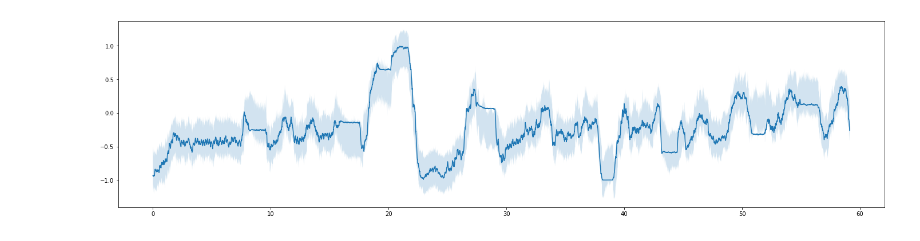
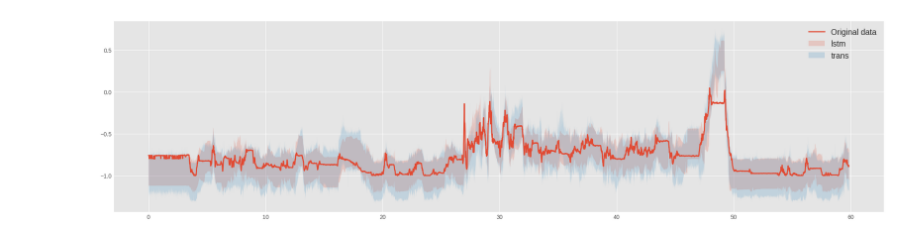
Before and after one commit to wangyuchen0217/cricket-motion-prediction, a Jupyter notebook: prediction_intervals.ipynb, the cells around one changed output. Saved outputs shown, nothing was run; the diff lists cells and outputs as text; code cells hidden in the pictures.

```diff
--- a/prediction_intervals.ipynb
+++ b/prediction_intervals.ipynb
@@ -3,10 +3,9 @@ import os
 import numpy as np
 import matplotlib.pyplot as plt
 import pandas as pd
-from scipy import stats
-import torch
+plt.style.use('ggplot')
 
-def prediction_intervals(pred, label):
+def intervals_bounds(pred, label):
     confidence_level = 0.95
     residuals = label - pred
 
@@ -18,36 +17,77 @@ def prediction_intervals(pred, label):
     return lower_bounds, upper_bounds
 
 fold_path = os.getcwd()
-model_type = "trans" # ["lstm","hlstm","arx","trans"]
+# model_type = "trans" # ["lstm","hlstm","arx","trans"]
 window_size = 100
 time_step = 1
-cricket_number = "c21"
+cricket_number = "c20"
 input_pattern = "pattern1" # ["pattern1(All)","pattern2(ThC+2FTi hind leg)","pattern3(THC)"]
 
-# get the directon data from the csv file
-direction_path = fold_path + "/Evaluation/Results/"+ model_type+"_"+str(window_size)+"_"+str(time_step)+"_"+cricket_number+"_Direction_"+input_pattern+".csv"
-direction = pd.read_csv(direction_path, usecols=[1,2,3,4])
-direction = np.array(direction)
-pred_direction_x, pred_direction_y = direction[:,0], direction[:,1]
-label_direction_x, label_direction_y = direction[:,2], direction[:,3]
+def pred_intervals_direction(fold_path, window_size, time_step, cricket_number, input_pattern):
+    names = globals()
+    for model_type in ["lstm","hlstm","arx","trans"]:
+        # get the directon data from the csv file
+        direction_path = fold_path + "/Evaluation/Results/"+ model_type+"_"+str(window_size)+"_"+str(time_step)+"_"+cricket_number+"_Direction_"+input_pattern+".csv"
+        direction = pd.read_csv(direction_path, usecols=[1,2,3,4])
+        direction = np.array(direction)
+        names[model_type+"_pred_direction_x"], names[model_type+"_pred_direction_y"] = direction[:,0], direction[:,1]
+        names[model_type+"_label_direction_x"], names[model_type+"_label_direction_y"] = direction[:,2], direction[:,3]
+        # pred_direction_x, pred_direction_y = direction[:,0], direction[:,1]
+        # label_direction_x, label_direction_y = direction[:,2], direction[:,3]
 
-end = len(label_direction_x) * 1/119.88
-t_test = np.arange(0, end, 1/119.88)
-lower_bounds_x, upper_bounds_x = prediction_intervals(pred_direction_x, label_direction_x)
-lower_bounds_y, upper_bounds_y = prediction_intervals(pred_direction_y, label_direction_y)
+        end = len(eval("lstm_label_direction_x")) * 1/119.88
+        t_test = np.arange(0, end, 1/119.88)
+        names[model_type+"_lower_bounds_x"], names[model_type+"_upper_bounds_x"] = intervals_bounds(eval(model_type+"_pred_direction_x"), eval(model_type+"_label_direction_x"))
+        names[model_type+"_lower_bounds_y"], names[model_type+"_upper_bounds_y"] = intervals_bounds(eval(model_type+"_pred_direction_y"), eval(model_type+"_label_direction_y"))
 
-plt.figure(figsize=(24, 6))
-plt.plot(t_test, label_direction_x, label='Predictions')
-plt.fill_between(t_test, lower_bounds_x, upper_bounds_x, alpha=0.2, label='Prediction Intervals')
+    plt.figure(figsize=(24, 6))
+    plt.plot(t_test, eval("lstm_label_direction_x"), label="Original data", linewidth=2)
+    for model_type in ["lstm","trans"]:
+        plt.fill_between(t_test, eval(model_type+"_lower_bounds_x"), eval(model_type+"_upper_bounds_x"), alpha=0.2, label=model_type)
+        plt.legend(fontsize=14)
 
-# plt.figure(figsize=(12, 3))
-# plt.plot(t_test,label_test[:,0],label='Original data',c='blue',linewidth=2)
-# plt.plot(t_test,pred_test[:,0],label='Prediction',c='red',linestyle='--',linewidth=2)
-# plt.xticks(fontsize=14)
-# plt.yticks(fontsize=14)
-# plt.xlabel('Time t [s]',fontsize=14)
-# plt.ylabel('Direction_x [vec]',fontsize=14)
-# plt.title('Direction_x_'+cricket_number,fontsize=14)
-#plt.savefig(fold_path + "/Evaluation/Results/" + model_type + "_" + str(window_size) + "_" + str(time_step) + "_" + cricket_number + "_Direction_x_" + input_pattern +  ".png",bbox_inches = 'tight')
-#plt.legend(fontsize=14)
+    plt.figure(figsize=(24, 6))
+    plt.plot(t_test, eval("lstm_label_direction_y"), label='Original data', linewidth=2)
+    for model_type in ["lstm","trans"]:
+        plt.fill_between(t_test, eval(model_type+"_lower_bounds_y"), eval(model_type+"_upper_bounds_y"), alpha=0.2, label=model_type)
+        plt.legend(fontsize=14)
+
+def pred_intervals_vel(fold_path, window_size, time_step, cricket_number, input_pattern):
+    names = globals()
+    for model_type in ["lstm","hlstm","arx","trans"]:
+        # get the vel data from the csv file
+        vel_path = fold_path + "/Evaluation/Results/"+ model_type+"_"+str(window_size)+"_"+str(time_step)+"_"+cricket_number+"_Vel_"+input_pattern+".csv"
+        vel = pd.read_csv(vel_path, usecols=[1,2,3,4,5,6])
+        vel = np.array(vel)
+        names[model_type+"_pred_vel"], names[model_type+"_pred_vel_x"], names[model_type+"_pred_vel_y"] = vel[:,0], vel[:,1], vel[:,2]
+        names[model_type+"_label_vel"], names[model_type+"_label_vel_x"], names[model_type+"_label_vel_y"] = vel[:,3], vel[:,4], vel[:,5]
+
+        end = len(eval("lstm_label_vel")) * 1/119.88
+        t_test = np.arange(0, end, 1/119.88)
+        names[model_type+"_lower_bounds_vel"], names[model_type+"_upper_bounds_vel"] = intervals_bounds(eval(model_type+"_pred_vel"), eval(model_type+"_label_vel"))
+
+    plt.figure(figsize=(24, 6))
+    plt.plot(t_test, eval("lstm_label_vel"), label="Original data", linewidth=2)
+    for model_type in ["lstm","trans"]:
+        plt.fill_between(t_test, eval(model_type+"_lower_bounds_vel"), eval(model_type+"_upper_bounds_vel"), alpha=0.2, label=model_type)
+        plt.legend(fontsize=14)
+
+pred_intervals_direction(fold_path, window_size, time_step, cricket_number, input_pattern)
+pred_intervals_vel(fold_path, window_size, time_step, cricket_number, input_pattern)
+
+plt.figure()
+gadf = GramianAngularField(image_size=64)
+gadf_image = gadf.fit_transform(eval("lstm_label_vel").reshape(1, -1))
+plt.imshow(gadf_image[0], cmap='rainbow', origin='lower')
+plt.colorbar()
+plt.title('Gramian Angular Difference Field')
+plt.show()
+
+plt.figure()
+gadf = GramianAngularField(image_size=64)
+gadf_image = gadf.fit_transform(eval("trans_pred_vel").reshape(1, -1))
+plt.imshow(gadf_image[0], cmap='rainbow', origin='lower')
+plt.colorbar()
+plt.title('Gramian Angular Difference Field')
+plt.show()
 # %% [output]
@@ -55 +94 @@ plt.fill_between(t_test, lower_bounds_x, upper_bounds_x, alpha=0.2, label='Predi
-[figure, old version]
+[figure, new version]
```
Also changed, not shown: parts of 2 cells of this notebook.
